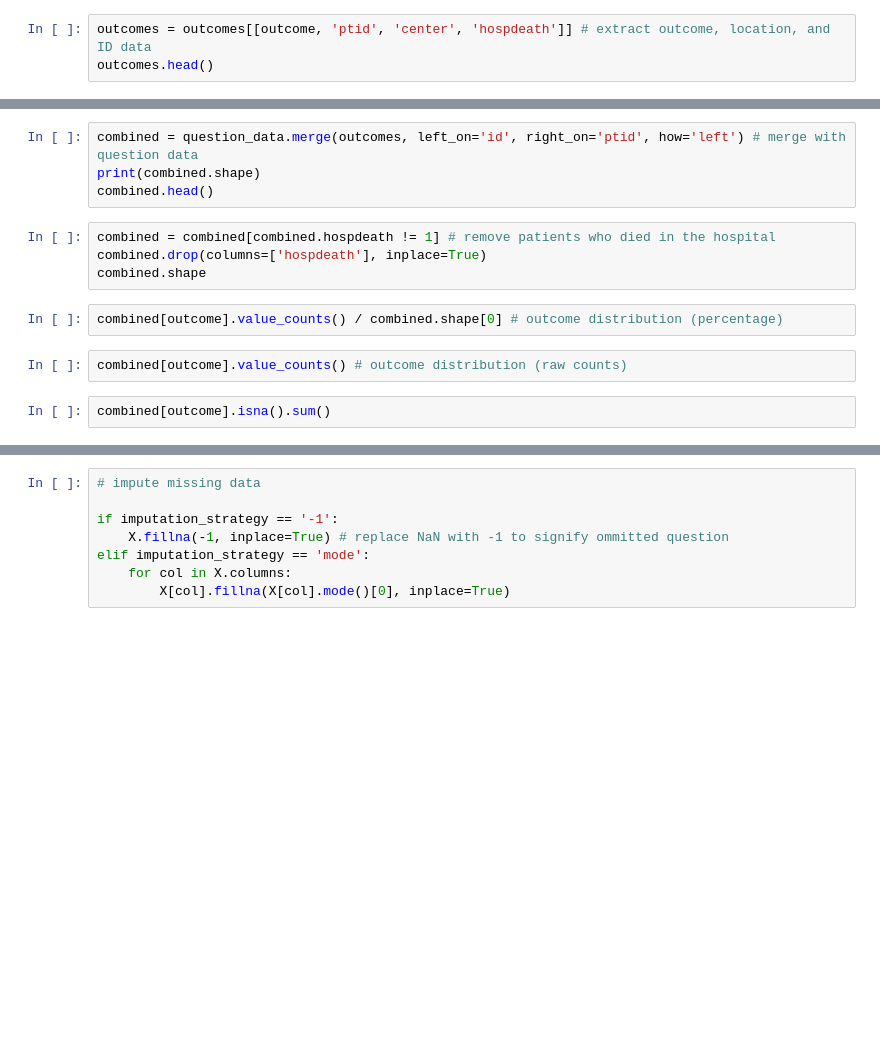
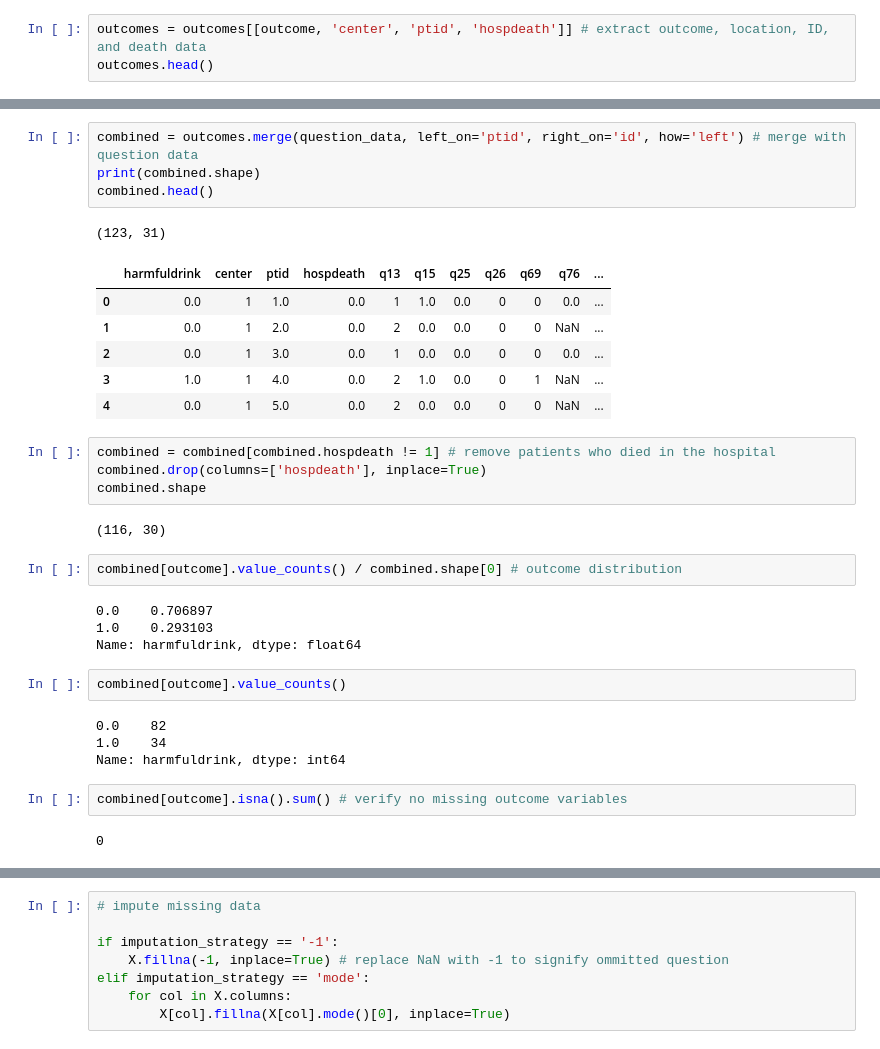
Before and after one commit to prathikr/CAIS-Liver-Transplant, a Jupyter notebook: mvp.ipynb, the cells around one changed output, grey strips where cells are left out. Cells and saved outputs as stored; diff of their text form; blank space fills up the shorter version.

Commit message:
validation center

```diff
--- a/mvp.ipynb
+++ b/mvp.ipynb
@@ -119,3 +161,3 @@ outcomes.head()
 # %%
-outcomes = outcomes[[outcome, 'ptid', 'center', 'hospdeath']] # extract outcome, location, and ID data
+outcomes = outcomes[[outcome, 'center', 'ptid', 'hospdeath']] # extract outcome, location, ID, and death data
 outcomes.head()
@@ -122,17 +171,37 @@ outcomes.head()
 # %%
-combined = question_data.merge(outcomes, left_on='id', right_on='ptid', how='left') # merge with question data
+combined = outcomes.merge(question_data, left_on='ptid', right_on='id', how='left') # merge with question data
 print(combined.shape)
 combined.head()
+# %% [output]
+(123, 31)
+|  | harmfuldrink | center | ptid | hospdeath | q13 | q15 | q25 | q26 | q69 | q76 | ... |
+| 0 | 0.0 | 1 | 1.0 | 0.0 | 1 | 1.0 | 0.0 | 0 | 0 | 0.0 | ... |
+| 1 | 0.0 | 1 | 2.0 | 0.0 | 2 | 0.0 | 0.0 | 0 | 0 | NaN | ... |
+| 2 | 0.0 | 1 | 3.0 | 0.0 | 1 | 0.0 | 0.0 | 0 | 0 | 0.0 | ... |
+| 3 | 1.0 | 1 | 4.0 | 0.0 | 2 | 1.0 | 0.0 | 0 | 1 | NaN | ... |
+| 4 | 0.0 | 1 | 5.0 | 0.0 | 2 | 0.0 | 0.0 | 0 | 0 | NaN | ... |
 # %%
 combined = combined[combined.hospdeath != 1] # remove patients who died in the hospital
 combined.drop(columns=['hospdeath'], inplace=True)
 combined.shape
+# %% [output]
+(116, 30)
 # %%
-combined[outcome].value_counts() / combined.shape[0] # outcome distribution (percentage)
+combined[outcome].value_counts() / combined.shape[0] # outcome distribution
+# %% [output]
+0.0    0.706897
+1.0    0.293103
+Name: harmfuldrink, dtype: float64
 # %%
-combined[outcome].value_counts() # outcome distribution (raw counts)
+combined[outcome].value_counts()
+# %% [output]
+0.0    82
+1.0    34
+Name: harmfuldrink, dtype: int64
 # %%
-combined[outcome].isna().sum()
+combined[outcome].isna().sum() # verify no missing outcome variables
+# %% [output]
+0
 # %%
 # combined[outcome].fillna(0, inplace=True) # replace missing outcome with 0 meaning no harmful drinking
 combined.drop(inplace=True, columns=['id', 'ptid', 'nid']) # remove merging variables
```
Also changed, not shown: parts of 35 cells of this notebook, 2 other files.
